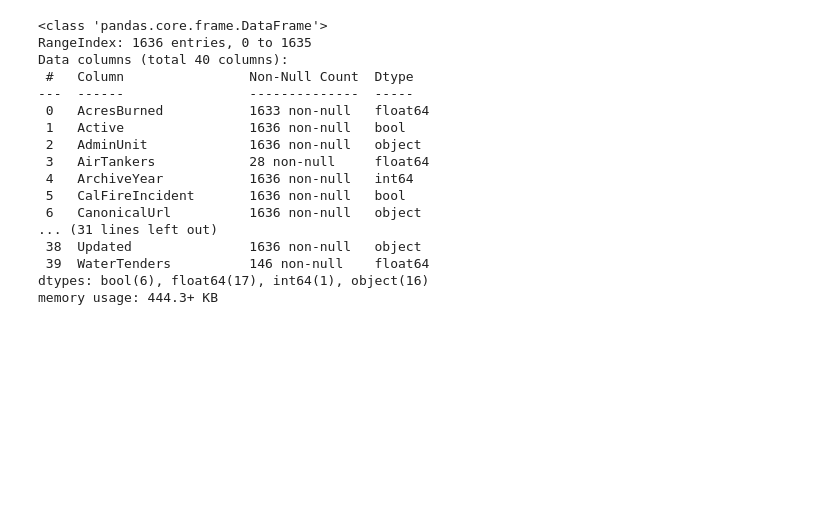
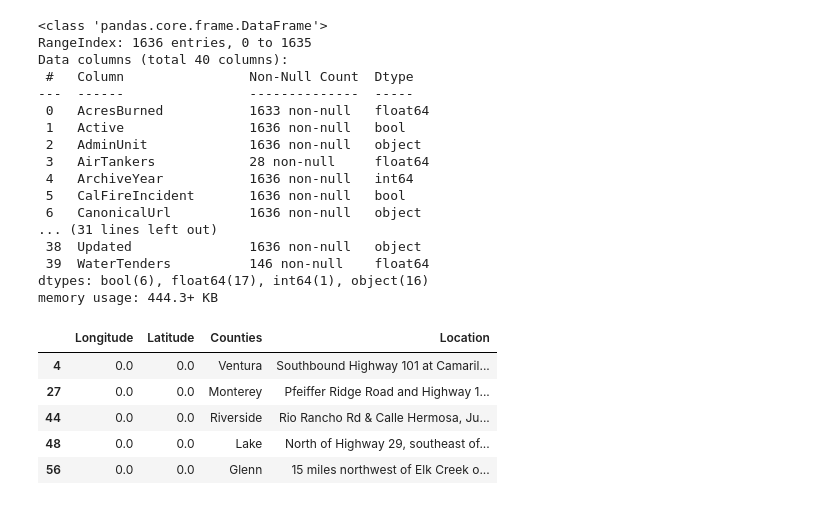
Before and after one commit to reesejcarlton/CA-Fire-Predictions, a Jupyter notebook: Code/ee-retrieval.ipynb, the cells around one changed output. Saved outputs shown, nothing was run; the diff lists cells and outputs as text; code cells hidden in the pictures; blank space fills up the shorter version.

```diff
--- a/Code/ee-retrieval.ipynb
+++ b/Code/ee-retrieval.ipynb
@@ -271,3 +256,14 @@ Data columns (total 40 columns):
  39  WaterTenders          146 non-null    float64
 dtypes: bool(6), float64(17), int64(1), object(16)
 memory usage: 444.3+ KB
+# %%
+# filter records w/ missing lon/lat
+missing_lonlat_df = wildfires_df[(wildfires_df["Longitude"] == 0.0) | (wildfires_df["Latitude"] == 0.0)]
+missing_lonlat_df.head(5)[["Longitude", "Latitude", "Counties", "Location"]]
+# %% [output]
+|  | Longitude | Latitude | Counties | Location |
+| 4 | 0.0 | 0.0 | Ventura | Southbound Highway 101 at Camaril... |
+| 27 | 0.0 | 0.0 | Monterey | Pfeiffer Ridge Road and Highway 1... |
+| 44 | 0.0 | 0.0 | Riverside | Rio Rancho Rd & Calle Hermosa, Ju... |
+| 48 | 0.0 | 0.0 | Lake | North of Highway 29, southeast of... |
+| 56 | 0.0 | 0.0 | Glenn | 15 miles northwest of Elk Creek o... |
```
Also changed, not shown: parts of 20 cells of this notebook.
